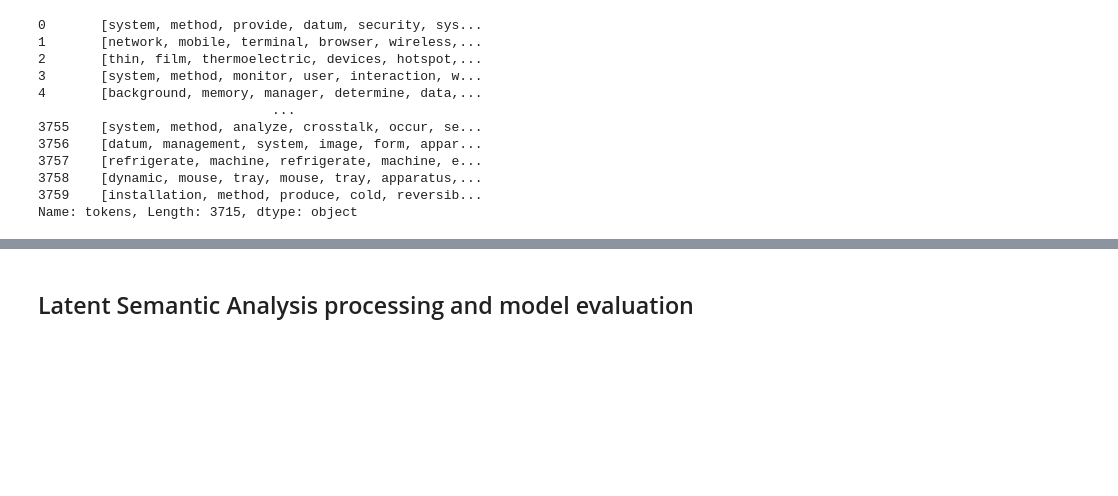
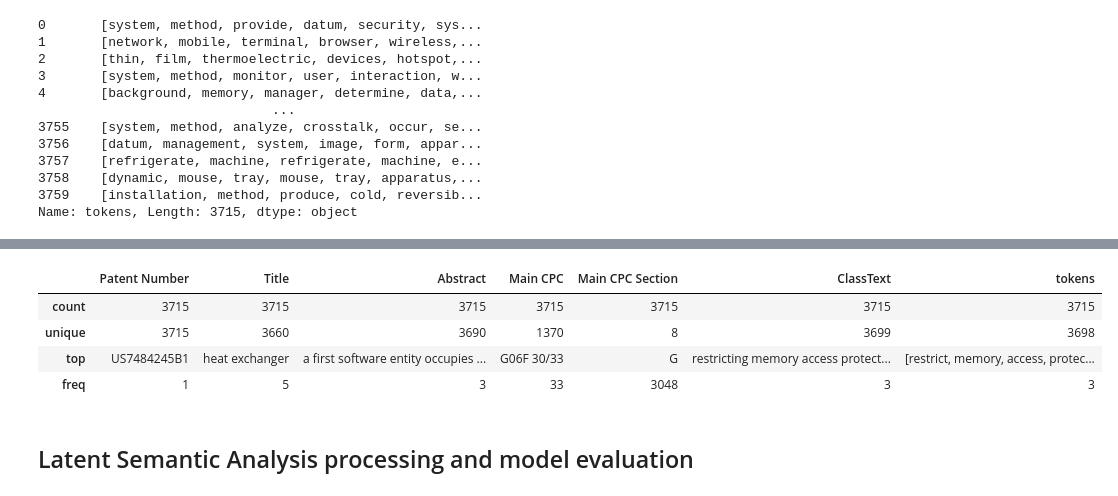
Before and after one commit to mharrisonbaker/samplework, a Jupyter notebook: classifier_and_cluster.ipynb, the cells around one changed output, grey strips where cells are left out. Drawn from its saved outputs; the diff is of its cells as text; code cells hidden in the pictures; blank space fills up the shorter version.

```diff
--- a/classifier_and_cluster.ipynb
+++ b/classifier_and_cluster.ipynb
@@ -372,6 +379,14 @@ df2.head()
 | 2 | US7523617B2 | thin film thermoelectric devices ... | a structure system method control... | F25B 21/02 | F | thin film thermoelectric devices ... | [thin, film, thermoelectric, devi... |
 | 3 | US7523191B1 | system method monitoring user int... | a system monitoring usage electro... | G06F 11/3495 | G | system method monitoring user int... | [system, method, monitor, user, i... |
 | 4 | US7502876B1 | background memory manager determi... | a background memory manager bmm m... | G06F 12/023 | G | background memory manager determi... | [background, memory, manager, det... |
+# %%
+df2.describe()
+# %% [output]
+|  | Patent Number | Title | Abstract | Main CPC | Main CPC Section | ClassText | tokens |
+| count | 3715 | 3715 | 3715 | 3715 | 3715 | 3715 | 3715 |
+| unique | 3715 | 3660 | 3690 | 1370 | 8 | 3699 | 3698 |
+| top | US7484245B1 | heat exchanger | a first software entity occupies ... | G06F 30/33 | G | restricting memory access protect... | [restrict, memory, access, protec... |
+| freq | 1 | 5 | 3 | 33 | 3048 | 3 | 3 |
 # %%
 #tokens variable
 token_class_text = df2['tokens']
```
Also changed, not shown: parts of 5 cells of this notebook.
